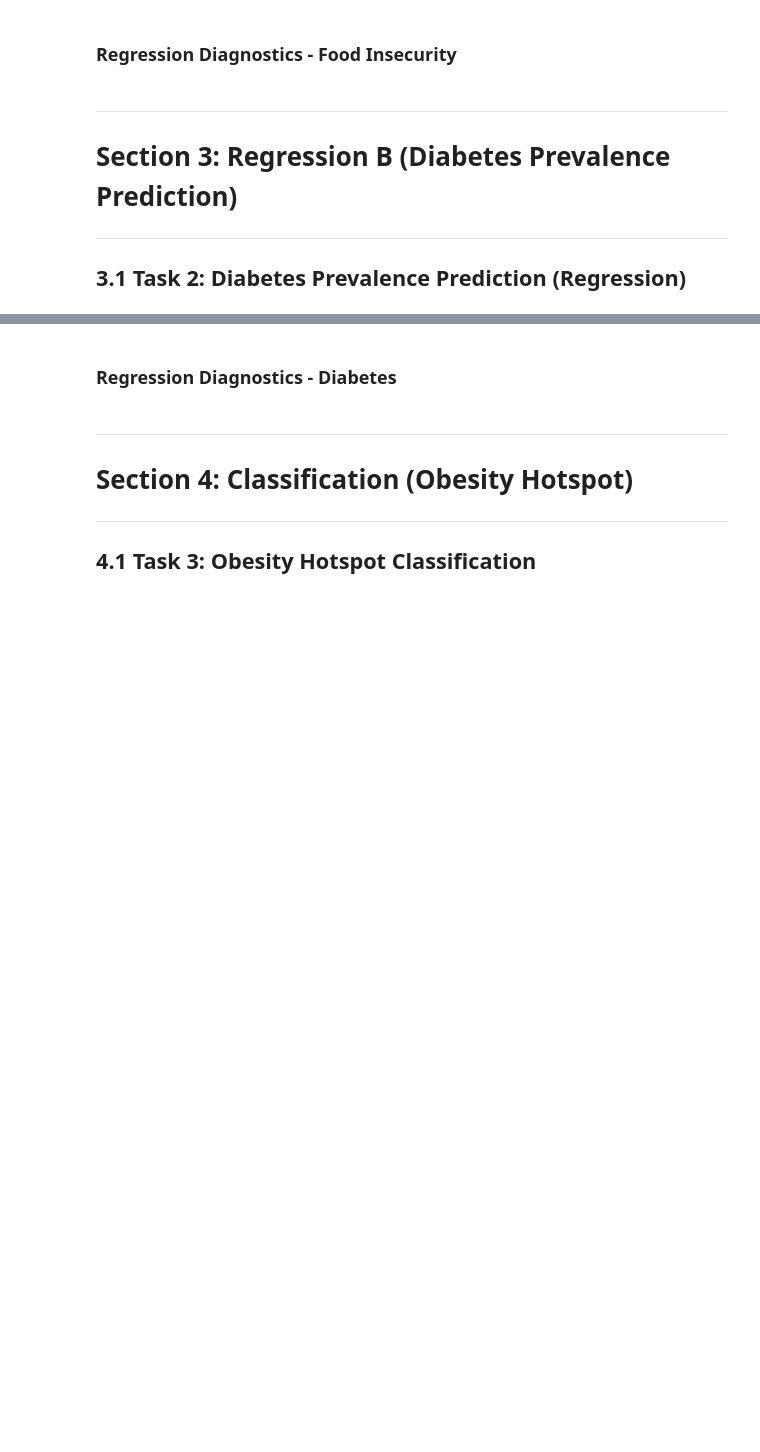
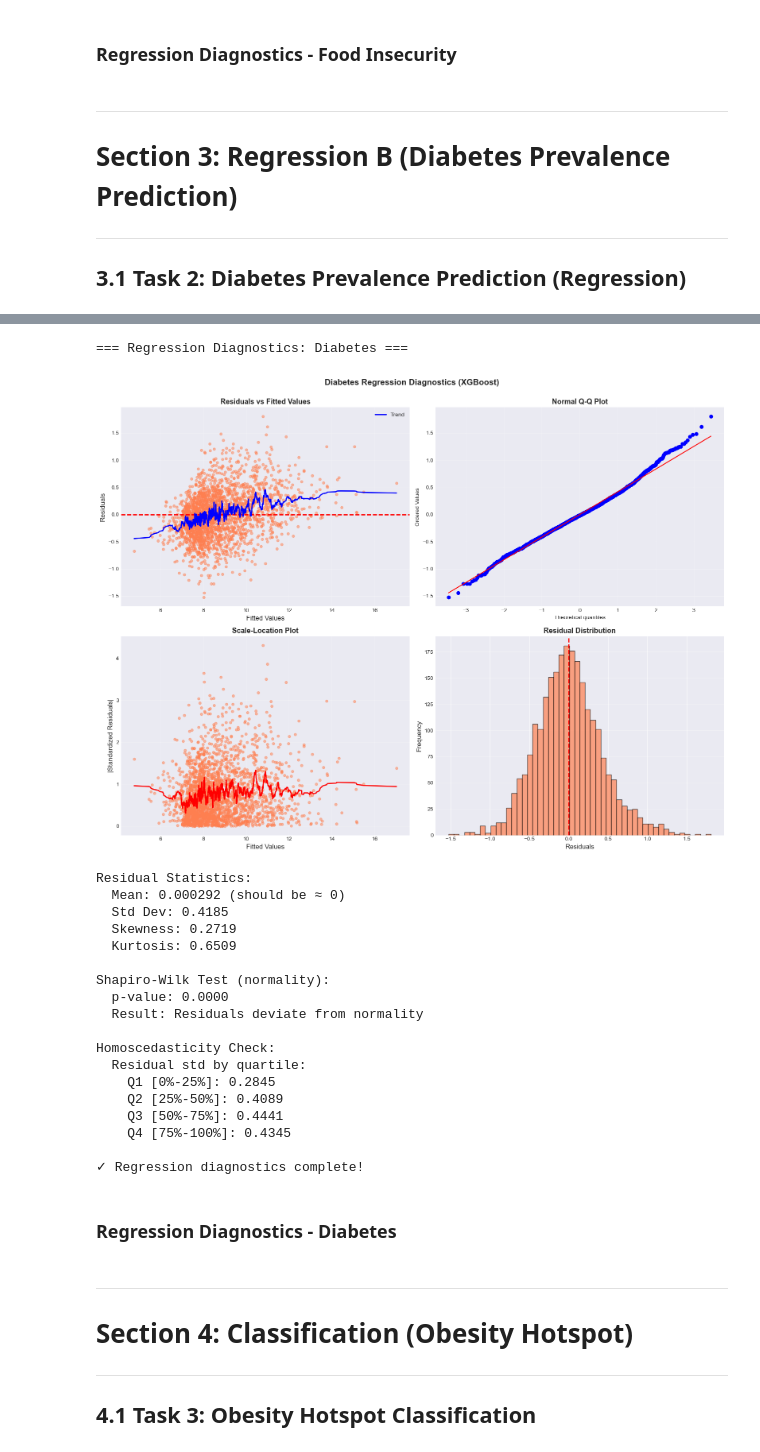
Before and after one commit to MushfiqShovon/FoodEnvironmentAnalysis_US, a Jupyter notebook: Project Code.ipynb, the cells around one changed output, grey strips where cells are left out. Drawn from its saved outputs; the diff is of its cells as text; code cells hidden in the pictures; blank space fills up the shorter version.

```diff
--- a/Project Code.ipynb
+++ b/Project Code.ipynb
@@ -1816,11 +1837,15 @@ best_diabetes_model_temp = results_diabetes['XGBoost']['model']
 y_pred_diabetes = best_diabetes_model_temp.predict(X_train_diabetes)
 residuals_diabetes = y_train_diabetes - y_pred_diabetes
 
+# Convert to numpy arrays for easier indexing
+residuals_diabetes_arr = residuals_diabetes.values
+y_pred_diabetes_arr = y_pred_diabetes
+
 # Create diagnostic plots
 fig, axes = plt.subplots(2, 2, figsize=(16, 12))
 
 # 1. Residuals vs Fitted
-axes[0, 0].scatter(y_pred_diabetes, residuals_diabetes, alpha=0.5, s=20, color='coral')
+axes[0, 0].scatter(y_pred_diabetes_arr, residuals_diabetes_arr, alpha=0.5, s=20, color='coral')
 axes[0, 0].axhline(y=0, color='red', linestyle='--', linewidth=2)
 axes[0, 0].set_xlabel('Fitted Values', fontsize=12)
 axes[0, 0].set_ylabel('Residuals', fontsize=12)
@@ -1828,19 +1853,19 @@ axes[0, 0].set_title('Residuals vs Fitted Values', fontsize=13, fontweight='bold
 axes[0, 0].grid(True, alpha=0.3)
 
 # Add loess smooth line
-sorted_indices_diab = np.argsort(y_pred_diabetes)
-y_smooth_diab = savgol_filter(residuals_diabetes[sorted_indices_diab], window_length=51, polyorder=3)
-axes[0, 0].plot(y_pred_diabetes[sorted_indices_diab], y_smooth_diab, color='blue', linewidth=2, label='Trend')
+sorted_indices_diab = np.argsort(y_pred_diabetes_arr)
+y_smooth_diab = savgol_filter(residuals_diabetes_arr[sorted_indices_diab], window_length=51, polyorder=3)
+axes[0, 0].plot(y_pred_diabetes_arr[sorted_indices_diab], y_smooth_diab, color='blue', linewidth=2, label='Trend')
 axes[0, 0].legend()
 
 # 2. Q-Q Plot (Normal probability plot)
-scipy_stats.probplot(residuals_diabetes, dist="norm", plot=axes[0, 1])
+scipy_stats.probplot(residuals_diabetes_arr, dist="norm", plot=axes[0, 1])
 axes[0, 1].set_title('Normal Q-Q Plot', fontsize=13, fontweight='bold')
 axes[0, 1].grid(True, alpha=0.3)
 
 # 3. Scale-Location (Standardized residuals vs Fitted)
-standardized_residuals_diab = residuals_diabetes / residuals_diabetes.std()
-axes[1, 0].scatter(y_pred_diabetes, np.abs(standardized_residuals_diab), alpha=0.5, s=20, color='coral')
+standardized_residuals_diab = residuals_diabetes_arr / residuals_diabetes_arr.std()
+axes[1, 0].scatter(y_pred_diabetes_arr, np.abs(standardized_residuals_diab), alpha=0.5, s=20, color='coral')
 axes[1, 0].set_xlabel('Fitted Values', fontsize=12)
 axes[1, 0].set_ylabel('|Standardized Residuals|', fontsize=12)
 axes[1, 0].set_title('Scale-Location Plot', fontsize=13, fontweight='bold')
@@ -1848,43 +1873,64 @@ axes[1, 0].grid(True, alpha=0.3)
 
 # Add smooth line
 y_smooth2_diab = savgol_filter(np.abs(standardized_residuals_diab[sorted_indices_diab]), window_length=51, polyorder=3)
-axes[1, 0].plot(y_pred_diabetes[sorted_indices_diab], y_smooth2_diab, color='red', linewidth=2)
+axes[1, 0].plot(y_pred_diabetes_arr[sorted_indices_diab], y_smooth2_diab, color='red', linewidth=2)
 
 # 4. Residual histogram
-axes[1, 1].hist(residuals_diabetes, bins=50, color='coral', edgecolor='black', alpha=0.7)
+axes[1, 1].hist(residuals_diabetes_arr, bins=50, color='coral', edgecolor='black', alpha=0.7)
 axes[1, 1].axvline(x=0, color='red', linestyle='--', linewidth=2)
 axes[1, 1].set_xlabel('Residuals', fontsize=12)
 axes[1, 1].set_ylabel('Frequency', fontsize=12)
 axes[1, 1].set_title('Residual Distribution', fontsize=13, fontweight='bold')
 axes[1, 1].grid(True, alpha=0.3, axis='y')
 
 plt.suptitle('Diabetes Regression Diagnostics (XGBoost)', fontsize=15, fontweight='bold', y=1.00)
 plt.tight_layout()
 plt.show()
 
 # Diagnostic statistics
 print(f"Residual Statistics:")
-print(f"  Mean: {residuals_diabetes.mean():.6f} (should be ≈ 0)")
-print(f"  Std Dev: {residuals_diabetes.std():.4f}")
-print(f"  Skewness: {scipy_stats.skew(residuals_diabetes):.4f}")
-print(f"  Kurtosis: {scipy_stats.kurtosis(residuals_diabetes):.4f}")
+print(f"  Mean: {residuals_diabetes_arr.mean():.6f} (should be ≈ 0)")
+print(f"  Std Dev: {residuals_diabetes_arr.std():.4f}")
+print(f"  Skewness: {scipy_stats.skew(residuals_diabetes_arr):.4f}")
+print(f"  Kurtosis: {scipy_stats.kurtosis(residuals_diabetes_arr):.4f}")
 
 # Normality test
-_, p_value_diab = scipy_stats.shapiro(residuals_diabetes[:5000])  # Sample for large datasets
+_, p_value_diab = scipy_stats.shapiro(residuals_diabetes_arr[:5000])  # Sample for large datasets
 print(f"\nShapiro-Wilk Test (normality):")
 print(f"  p-value: {p_value_diab:.4f}")
 print(f"  Result: Residuals {'appear normally distributed' if p_value_diab > 0.05 else 'deviate from normality'}")
 
 # Homoscedasticity check
 print(f"\nHomoscedasticity Check:")
 print(f"  Residual std by quartile:")
 for i, q in enumerate([0, 0.25, 0.5, 0.75, 1.0]):
     if i < 4:
         q_next = [0.25, 0.5, 0.75, 1.0][i]
-        mask = (y_pred_diabetes >= np.quantile(y_pred_diabetes, q)) & (y_pred_diabetes < np.quantile(y_pred_diabetes, q_next))
-        print(f"    Q{i+1} [{q:.0%}-{q_next:.0%}]: {residuals_diabetes[mask].std():.4f}")
+        mask = (y_pred_diabetes_arr >= np.quantile(y_pred_diabetes_arr, q)) & (y_pred_diabetes_arr < np.quantile(y_pred_diabetes_arr, q_next))
+        print(f"    Q{i+1} [{q:.0%}-{q_next:.0%}]: {residuals_diabetes_arr[mask].std():.4f}")
 
 print("\n✓ Regression diagnostics complete!")
+# %% [output]
+=== Regression Diagnostics: Diabetes ===
+[figure, added]
+Residual Statistics:
+  Mean: 0.000292 (should be ≈ 0)
+  Std Dev: 0.4185
+  Skewness: 0.2719
+  Kurtosis: 0.6509
+
+Shapiro-Wilk Test (normality):
+  p-value: 0.0000
+  Result: Residuals deviate from normality
+
+Homoscedasticity Check:
+  Residual std by quartile:
+    Q1 [0%-25%]: 0.2845
+    Q2 [25%-50%]: 0.4089
+    Q3 [50%-75%]: 0.4441
+    Q4 [75%-100%]: 0.4345
+
+✓ Regression diagnostics complete!
 # %% [markdown]
 ### Regression Diagnostics - Diabetes
 # %% [markdown]
```
Also changed, not shown: parts of 17 cells of this notebook.
